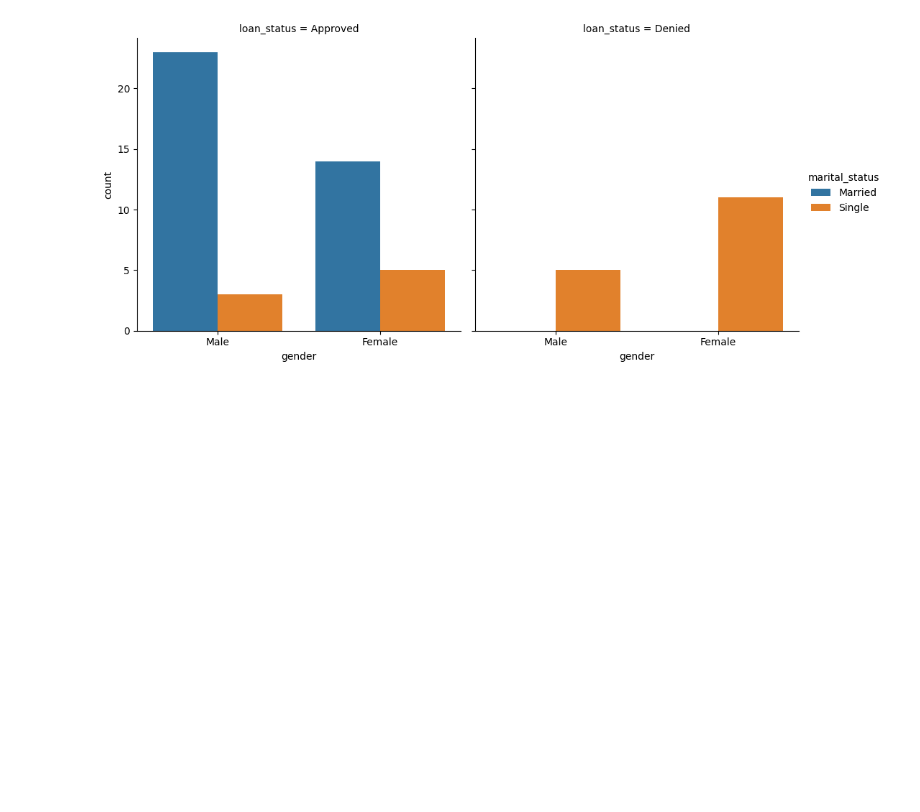
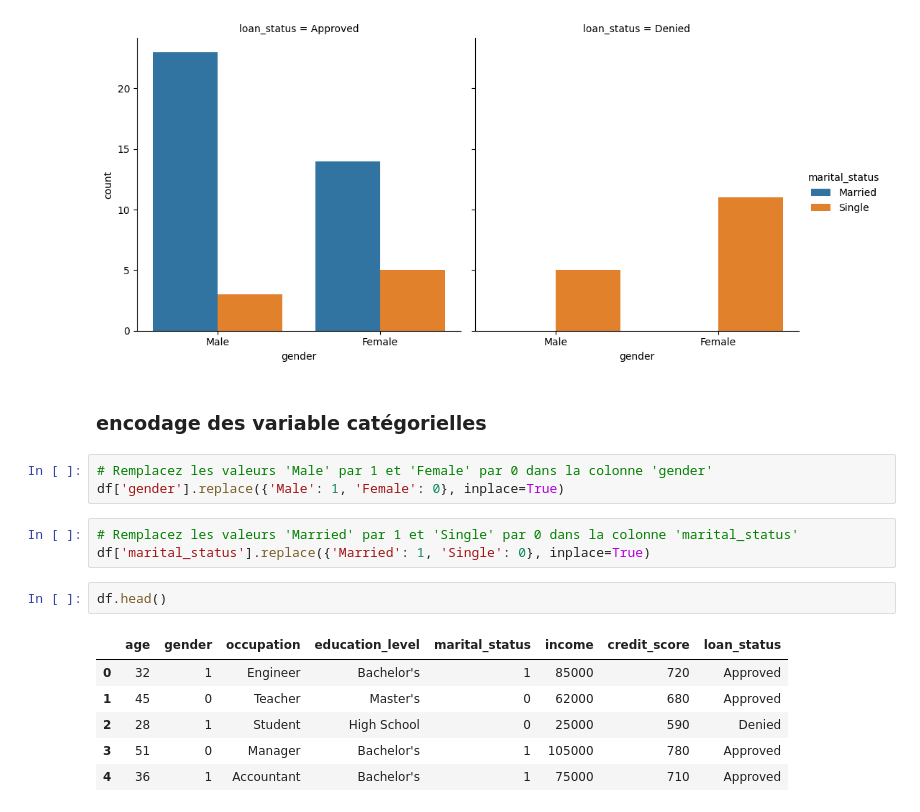
Before and after one commit to khelifaYacine/-classification-des-pr-ts-simples, a Jupyter notebook: Classification_des_prets_simple-1.ipynb, the cells around one changed output. Cells and saved outputs as stored; diff of their text form; blank space fills up the shorter version.

Commit message:
Encodage des variable cituation

```diff
--- a/Classification_des_prets_simple-1.ipynb
+++ b/Classification_des_prets_simple-1.ipynb
@@ -162,3 +162,20 @@ sns.catplot(data=df, x="gender", hue="marital_status", col="loan_status", kind="
 # %% [output]
 <seaborn.axisgrid.FacetGrid at 0x...>
 [figure]
+# %% [markdown]
+### encodage des variable catégorielles
+# %%
+# Remplacez les valeurs 'Male' par 1 et 'Female' par 0 dans la colonne 'gender'
+df['gender'].replace({'Male': 1, 'Female': 0}, inplace=True)
+# %%
+# Remplacez les valeurs 'Married' par 1 et 'Single' par 0 dans la colonne 'marital_status'
+df['marital_status'].replace({'Married': 1, 'Single': 0}, inplace=True)
+# %%
+df.head()
+# %% [output]
+|  | age | gender | occupation | education_level | marital_status | income | credit_score | loan_status |
+| 0 | 32 | 1 | Engineer | Bachelor's | 1 | 85000 | 720 | Approved |
+| 1 | 45 | 0 | Teacher | Master's | 0 | 62000 | 680 | Approved |
+| 2 | 28 | 1 | Student | High School | 0 | 25000 | 590 | Denied |
+| 3 | 51 | 0 | Manager | Bachelor's | 1 | 105000 | 780 | Approved |
+| 4 | 36 | 1 | Accountant | Bachelor's | 1 | 75000 | 710 | Approved |
```
